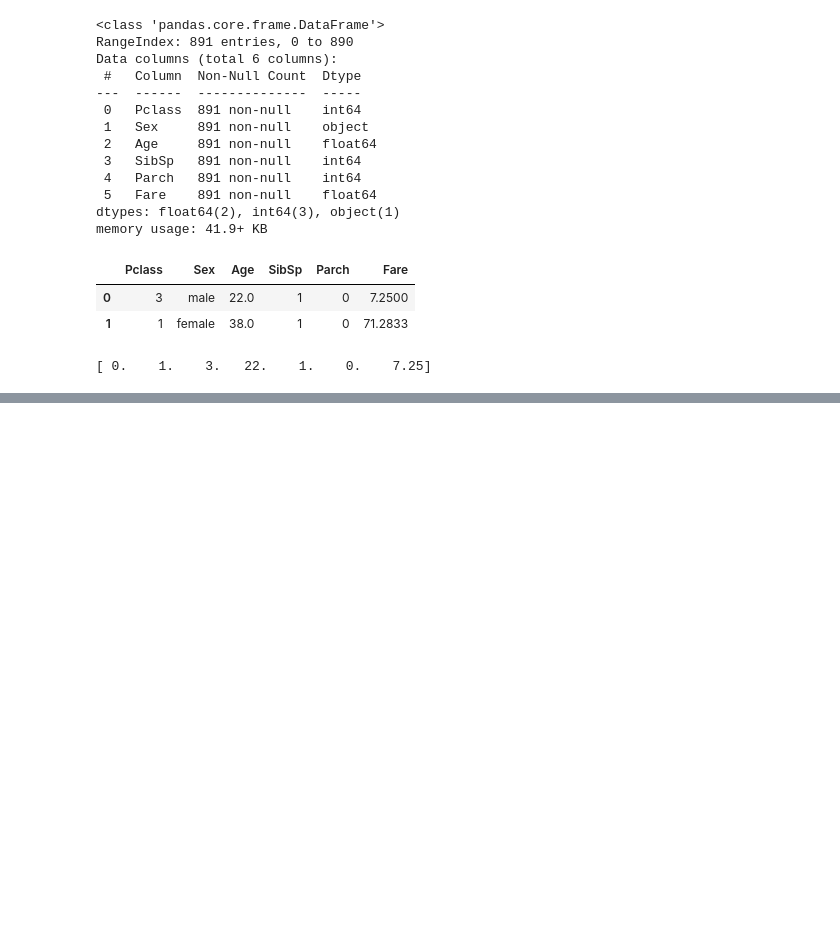
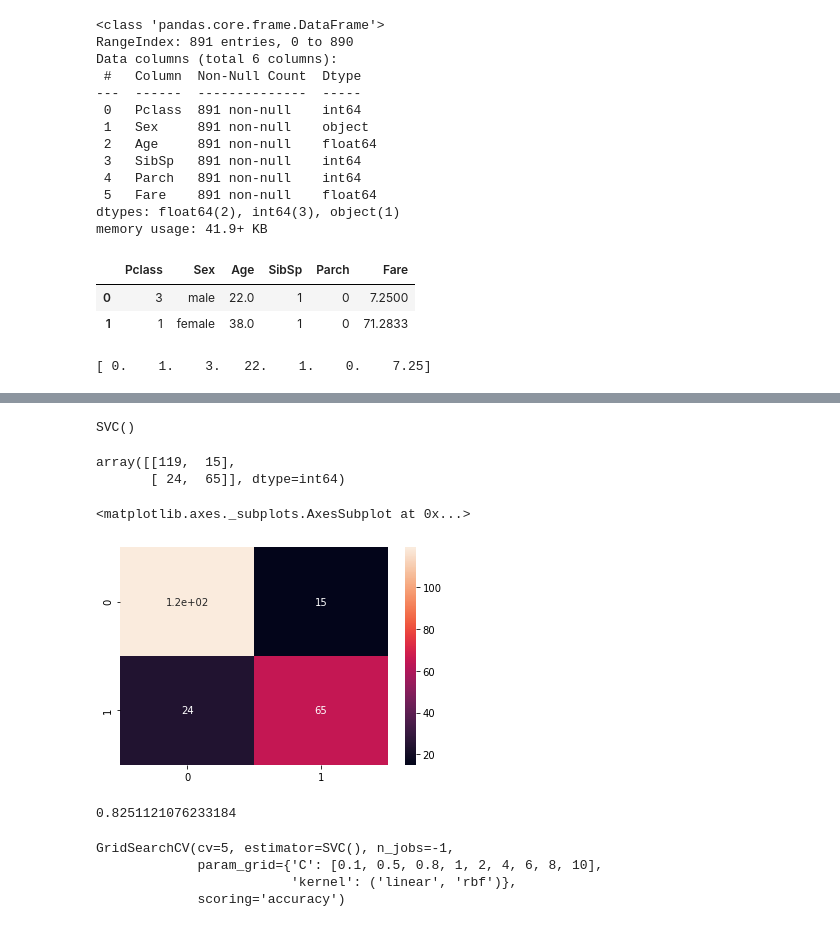
Before and after one commit to allenvarughese22/Machine-Learning-Projects---Learning, a Jupyter notebook: Titanic-Data Analysis/titanic/Titanic Survivor - Data Analysis.ipynb, the cells around one changed output, grey strips where cells are left out. Saved outputs shown, nothing was run; the diff lists cells and outputs as text; code cells hidden in the pictures; blank space fills up the shorter version.

```diff
--- a/Titanic-Data Analysis/titanic/Titanic Survivor - Data Analysis.ipynb
+++ b/Titanic-Data Analysis/titanic/Titanic Survivor - Data Analysis.ipynb
@@ -276,0 +405,9 @@ print(X_train[0])
+# %%
+from sklearn.svm import SVC
+svc = SVC()
+# %%
+svc.fit(X_train,y_train)
+# %% [output]
+SVC()
+# %%
+y_validat_predict = svc.predict(X_validate)
@@ -276,0 +416,16 @@ print(X_train[0])
+# %%
+cn = confusion_matrix(y_validate,y_validat_predict)
+# %%
+cn
+# %% [output]
+array([[119,  15],
+       [ 24,  65]], dtype=int64)
+# %%
+sns.heatmap(cn, annot=True)
+# %% [output]
+<matplotlib.axes._subplots.AxesSubplot at 0x...>
+[figure, added]
+# %%
+accuracy_score(y_validate,y_validat_predict)
+# %% [output]
+0.8251121076233184
@@ -276,0 +438,7 @@ print(X_train[0])
+# %%
+clf.fit(X_train,y_train)
+# %% [output]
+GridSearchCV(cv=5, estimator=SVC(), n_jobs=-1,
+             param_grid={'C': [0.1, 0.5, 0.8, 1, 2, 4, 6, 8, 10],
+                         'kernel': ('linear', 'rbf')},
+             scoring='accuracy')
```
Also changed, not shown: parts of 53 cells of this notebook, 3 other files.
